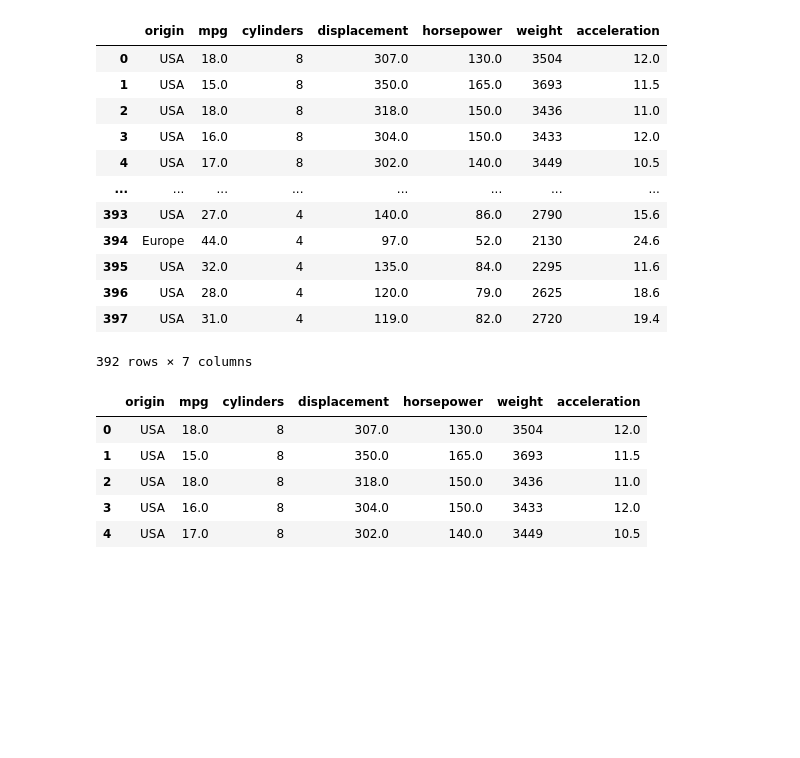
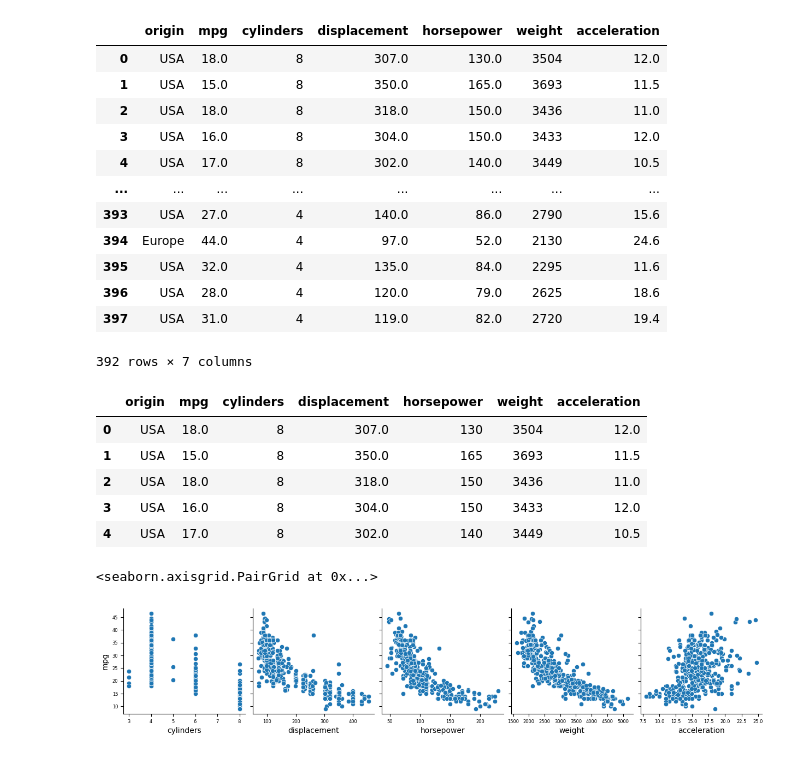
Before and after one commit to knowledge-corner/CGI_19_may_25, a Jupyter notebook: Classwork/Classwork Notebook.ipynb, the cells around one changed output. Cells and saved outputs as stored; diff of their text form; code cells hidden in the pictures; blank space fills up the shorter version.

```diff
--- a/Classwork/Classwork Notebook.ipynb
+++ b/Classwork/Classwork Notebook.ipynb
@@ -2929,12 +2929,17 @@ df = pd.read_csv(r"./datasets/auto-mpg.csv")
 values = {1: "USA", 2: "Europe", 3: "Japan"}
 df.replace({"origin" : values}, inplace=True)
 df_new = df.loc[df.horsepower.str.isdigit(), ['origin', 'mpg', 'cylinders', 'displacement','horsepower', 'weight', 'acceleration']]
-df_new.horsepower = df_new.horsepower.astype(float)
+df_new.horsepower = df_new.horsepower.astype(int)
 df_new.head()
 # %% [output]
 |  | origin | mpg | cylinders | displacement | horsepower | weight | acceleration |
-| 0 | USA | 18.0 | 8 | 307.0 | 130.0 | 3504 | 12.0 |
-| 1 | USA | 15.0 | 8 | 350.0 | 165.0 | 3693 | 11.5 |
-| 2 | USA | 18.0 | 8 | 318.0 | 150.0 | 3436 | 11.0 |
-| 3 | USA | 16.0 | 8 | 304.0 | 150.0 | 3433 | 12.0 |
-| 4 | USA | 17.0 | 8 | 302.0 | 140.0 | 3449 | 10.5 |
+| 0 | USA | 18.0 | 8 | 307.0 | 130 | 3504 | 12.0 |
+| 1 | USA | 15.0 | 8 | 350.0 | 165 | 3693 | 11.5 |
+| 2 | USA | 18.0 | 8 | 318.0 | 150 | 3436 | 11.0 |
+| 3 | USA | 16.0 | 8 | 304.0 | 150 | 3433 | 12.0 |
+| 4 | USA | 17.0 | 8 | 302.0 | 140 | 3449 | 10.5 |
+# %%
+sns.pairplot(data = df_new, y_vars="mpg", x_vars= df_new.columns[2:])
+# %% [output]
+<seaborn.axisgrid.PairGrid at 0x...>
+[figure, added]
```
Also changed, not shown: parts of 1 cell of this notebook.
